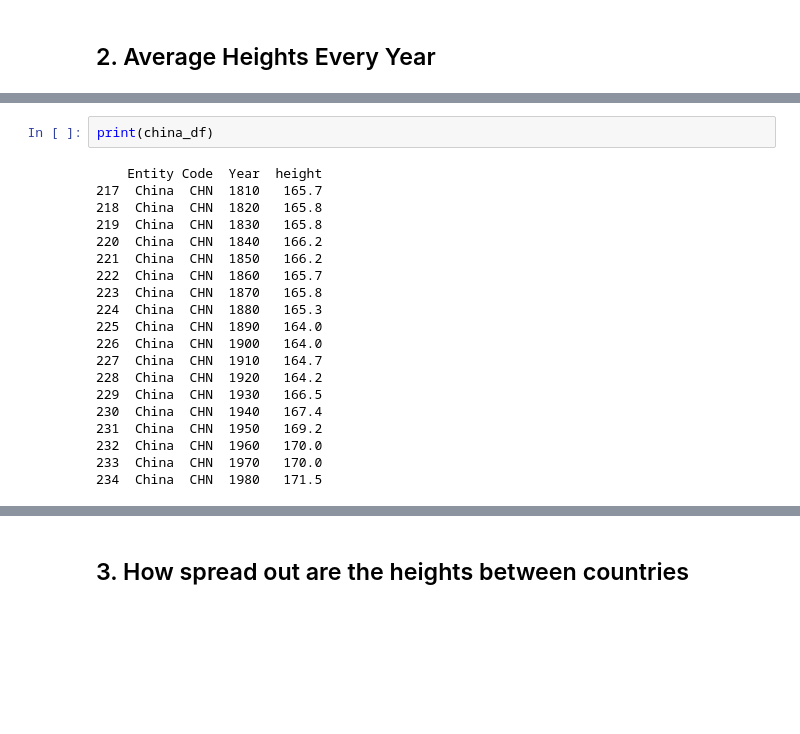
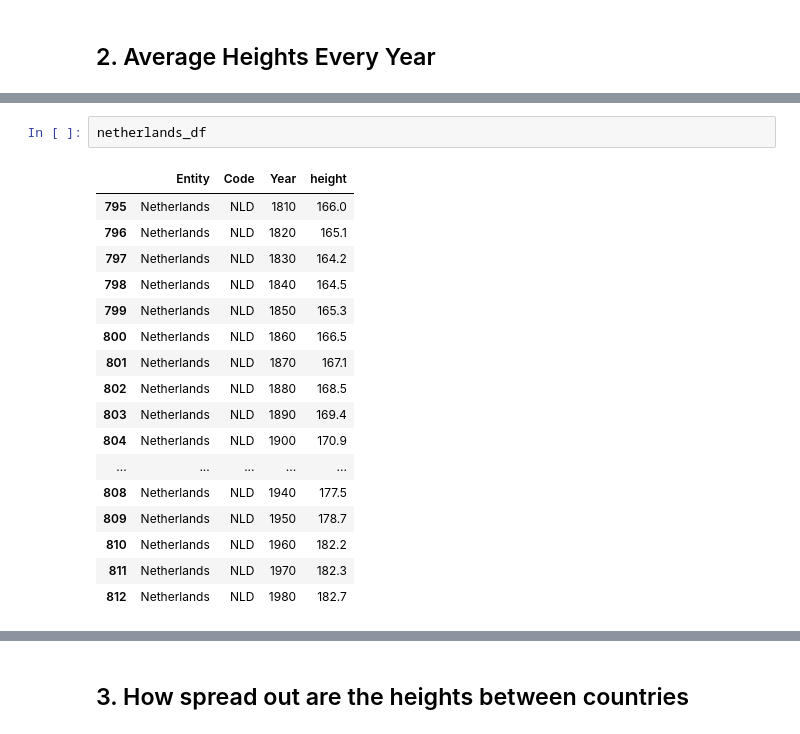
Before and after one commit to Smarker/machine_learning, a Jupyter notebook: exercise_one.ipynb, the cells around one changed output, grey strips where cells are left out. Cells and saved outputs as stored; diff of their text form; blank space fills up the shorter version.

```diff
--- a/exercise_one.ipynb
+++ b/exercise_one.ipynb
@@ -160,22 +140,20 @@ print(netherlands_df)
-# %%
-print(china_df)
-# %% [output]
-    Entity Code  Year  height
-217  China  CHN  1810   165.7
-218  China  CHN  1820   165.8
-219  China  CHN  1830   165.8
-220  China  CHN  1840   166.2
-221  China  CHN  1850   166.2
-222  China  CHN  1860   165.7
-223  China  CHN  1870   165.8
-224  China  CHN  1880   165.3
-225  China  CHN  1890   164.0
-226  China  CHN  1900   164.0
-227  China  CHN  1910   164.7
-228  China  CHN  1920   164.2
-229  China  CHN  1930   166.5
-230  China  CHN  1940   167.4
-231  China  CHN  1950   169.2
-232  China  CHN  1960   170.0
-233  China  CHN  1970   170.0
-234  China  CHN  1980   171.5
+# %%
+netherlands_df
+# %% [output]
+|  | Entity | Code | Year | height |
+| 795 | Netherlands | NLD | 1810 | 166.0 |
+| 796 | Netherlands | NLD | 1820 | 165.1 |
+| 797 | Netherlands | NLD | 1830 | 164.2 |
+| 798 | Netherlands | NLD | 1840 | 164.5 |
+| 799 | Netherlands | NLD | 1850 | 165.3 |
+| 800 | Netherlands | NLD | 1860 | 166.5 |
+| 801 | Netherlands | NLD | 1870 | 167.1 |
+| 802 | Netherlands | NLD | 1880 | 168.5 |
+| 803 | Netherlands | NLD | 1890 | 169.4 |
+| 804 | Netherlands | NLD | 1900 | 170.9 |
+| ... | ... | ... | ... | ... |
+| 808 | Netherlands | NLD | 1940 | 177.5 |
+| 809 | Netherlands | NLD | 1950 | 178.7 |
+| 810 | Netherlands | NLD | 1960 | 182.2 |
+| 811 | Netherlands | NLD | 1970 | 182.3 |
+| 812 | Netherlands | NLD | 1980 | 182.7 |
```
Also changed, not shown: parts of 3 cells of this notebook.
